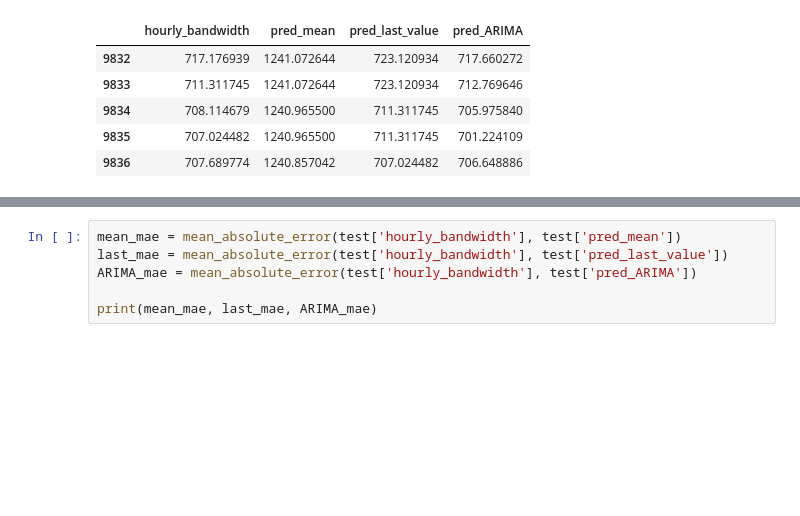
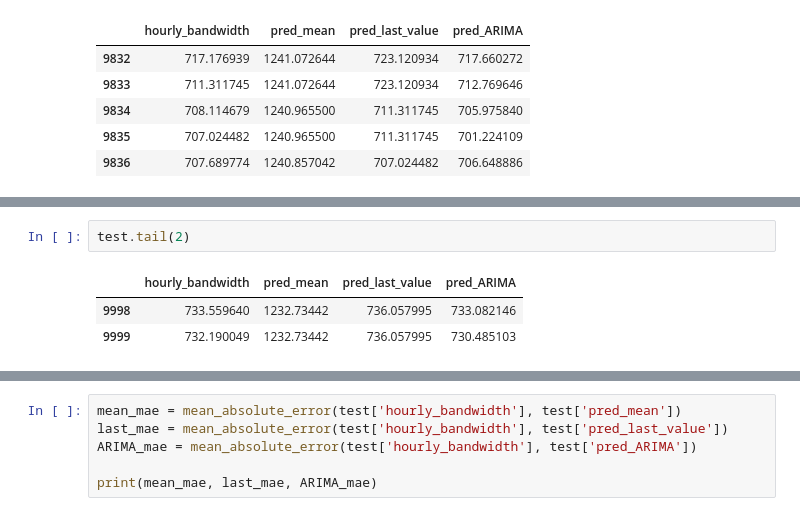
Before and after one commit to Mkranj/ts_forc_python, a Jupyter notebook: CH07/CH07_exercises_solution.ipynb, the cells around one changed output, grey strips where cells are left out. Saved outputs shown, nothing was run; the diff lists cells and outputs as text; blank space fills up the shorter version.

```diff
--- a/CH07/CH07_exercises_solution.ipynb
+++ b/CH07/CH07_exercises_solution.ipynb
@@ -603,0 +615,6 @@ test.head()
+# %%
+test.tail(2)
+# %% [output]
+|  | hourly_bandwidth | pred_mean | pred_last_value | pred_ARIMA |
+| 9998 | 733.559640 | 1232.73442 | 736.057995 | 733.082146 |
+| 9999 | 732.190049 | 1232.73442 | 736.057995 | 730.485103 |
```
Also changed, not shown: parts of 9 cells of this notebook.
